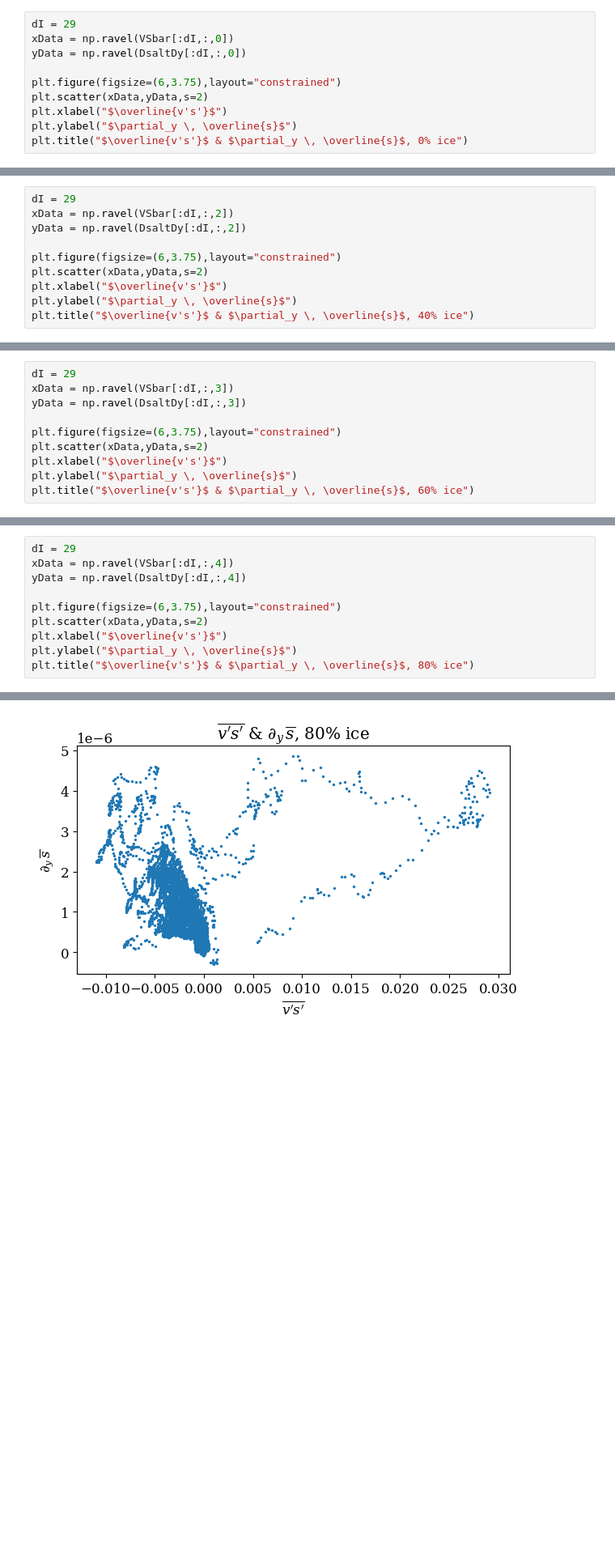
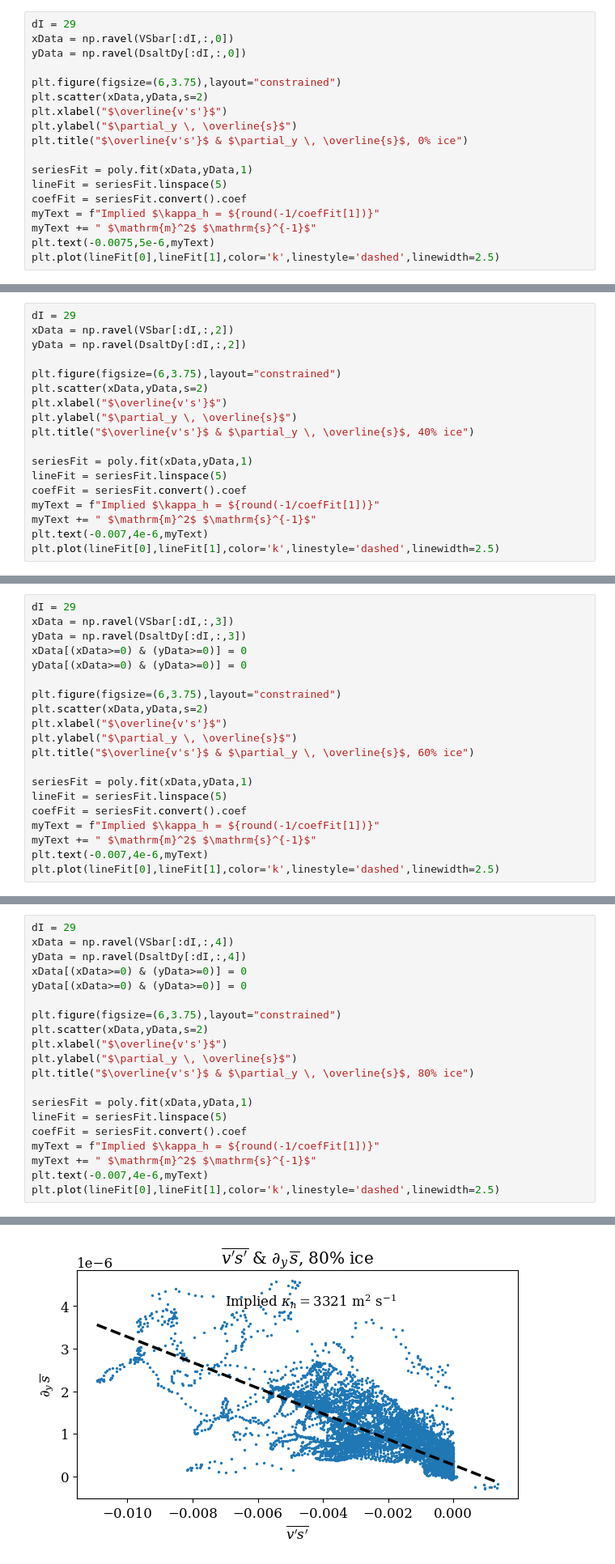
Before and after one commit to hmason13/ArcticMiddepthBI, a Jupyter notebook: analysis/acrossChannelDiffusivity.ipynb, the cells around one changed output, grey strips where cells are left out. Shown: that part at 81% size. Drawn from its saved outputs; the diff is of its cells as text; blank space fills up the shorter version.

```diff
--- a/analysis/acrossChannelDiffusivity.ipynb
+++ b/analysis/acrossChannelDiffusivity.ipynb
@@ -114,4 +126,12 @@ plt.scatter(xData,yData,s=2)
 plt.xlabel("$\overline{v's'}$")
 plt.ylabel("$\partial_y \, \overline{s}$")
 plt.title("$\overline{v's'}$ & $\partial_y \, \overline{s}$, 0% ice")
+
+seriesFit = poly.fit(xData,yData,1)
+lineFit = seriesFit.linspace(5)
+coefFit = seriesFit.convert().coef
+myText = f"Implied $\kappa_h = ${round(-1/coefFit[1])}"
+myText += " $\mathrm{m}^2$ $\mathrm{s}^{-1}$"
+plt.text(-0.0075,5e-6,myText)
+plt.plot(lineFit[0],lineFit[1],color='k',linestyle='dashed',linewidth=2.5)
 # %% [output]
@@ -127,4 +147,12 @@ plt.scatter(xData,yData,s=2)
 plt.xlabel("$\overline{v's'}$")
 plt.ylabel("$\partial_y \, \overline{s}$")
 plt.title("$\overline{v's'}$ & $\partial_y \, \overline{s}$, 40% ice")
+
+seriesFit = poly.fit(xData,yData,1)
+lineFit = seriesFit.linspace(5)
+coefFit = seriesFit.convert().coef
+myText = f"Implied $\kappa_h = ${round(-1/coefFit[1])}"
+myText += " $\mathrm{m}^2$ $\mathrm{s}^{-1}$"
+plt.text(-0.007,4e-6,myText)
+plt.plot(lineFit[0],lineFit[1],color='k',linestyle='dashed',linewidth=2.5)
 # %% [output]
@@ -134,10 +166,20 @@ Text(0.5, 1.0, "$\\overline{v's'}$ & $\\partial_y \\, \\overline{s}$, 40% ice")
 dI = 29
 xData = np.ravel(VSbar[:dI,:,3])
 yData = np.ravel(DsaltDy[:dI,:,3])
+xData[(xData>=0) & (yData>=0)] = 0
+yData[(xData>=0) & (yData>=0)] = 0
 
 plt.figure(figsize=(6,3.75),layout="constrained")
 plt.scatter(xData,yData,s=2)
 plt.xlabel("$\overline{v's'}$")
 plt.ylabel("$\partial_y \, \overline{s}$")
 plt.title("$\overline{v's'}$ & $\partial_y \, \overline{s}$, 60% ice")
+
+seriesFit = poly.fit(xData,yData,1)
+lineFit = seriesFit.linspace(5)
+coefFit = seriesFit.convert().coef
+myText = f"Implied $\kappa_h = ${round(-1/coefFit[1])}"
+myText += " $\mathrm{m}^2$ $\mathrm{s}^{-1}$"
+plt.text(-0.007,4e-6,myText)
+plt.plot(lineFit[0],lineFit[1],color='k',linestyle='dashed',linewidth=2.5)
 # %% [output]
@@ -147,10 +189,20 @@ Text(0.5, 1.0, "$\\overline{v's'}$ & $\\partial_y \\, \\overline{s}$, 60% ice")
 dI = 29
 xData = np.ravel(VSbar[:dI,:,4])
 yData = np.ravel(DsaltDy[:dI,:,4])
+xData[(xData>=0) & (yData>=0)] = 0
+yData[(xData>=0) & (yData>=0)] = 0
 
 plt.figure(figsize=(6,3.75),layout="constrained")
 plt.scatter(xData,yData,s=2)
 plt.xlabel("$\overline{v's'}$")
 plt.ylabel("$\partial_y \, \overline{s}$")
 plt.title("$\overline{v's'}$ & $\partial_y \, \overline{s}$, 80% ice")
+
+seriesFit = poly.fit(xData,yData,1)
+lineFit = seriesFit.linspace(5)
+coefFit = seriesFit.convert().coef
+myText = f"Implied $\kappa_h = ${round(-1/coefFit[1])}"
+myText += " $\mathrm{m}^2$ $\mathrm{s}^{-1}$"
+plt.text(-0.007,4e-6,myText)
+plt.plot(lineFit[0],lineFit[1],color='k',linestyle='dashed',linewidth=2.5)
 # %% [output]
@@ -158 +210 @@ Text(0.5, 1.0, "$\\overline{v's'}$ & $\\partial_y \\, \\overline{s}$, 80% ice")
-[figure, old version]
+[figure, new version]
```
Also changed, not shown: parts of 12 cells of this notebook, 4 other files.
